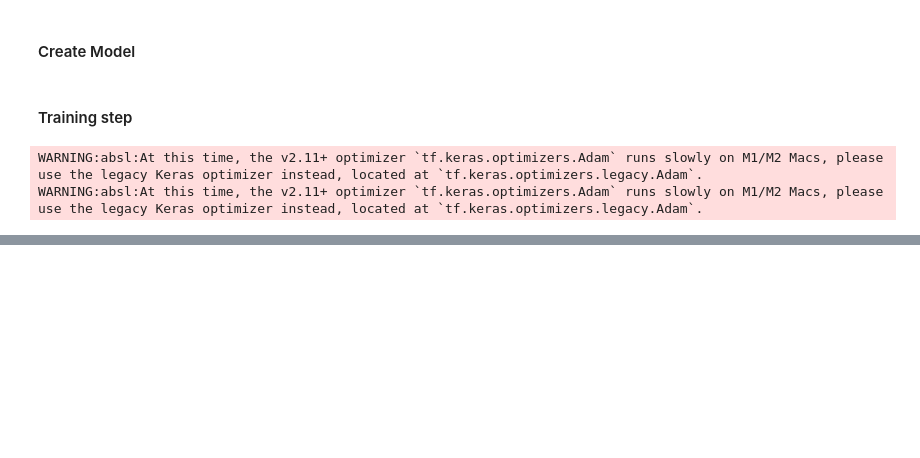
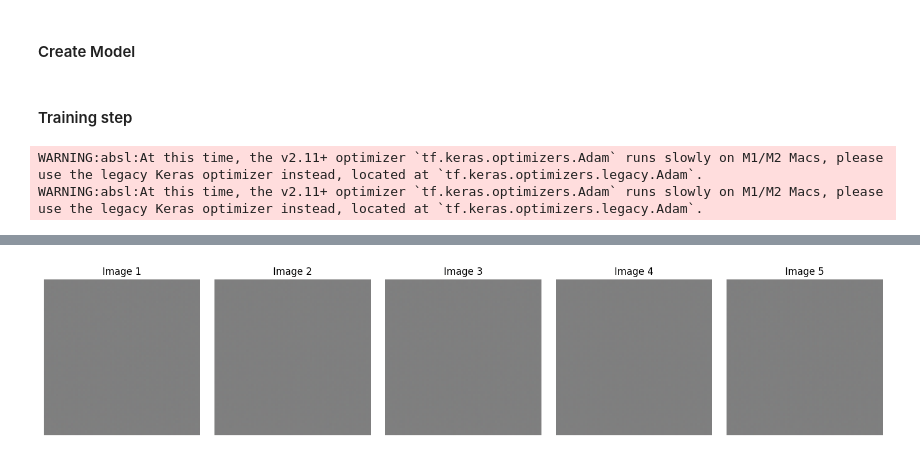
Before and after one commit to GanGroup/Gan, a Jupyter notebook: kai/code/note/week4-2.ipynb, the cells around one changed output, grey strips where cells are left out. Cells and saved outputs as stored; diff of their text form; code cells hidden in the pictures; blank space fills up the shorter version.

```diff
--- a/kai/code/note/week4-2.ipynb
+++ b/kai/code/note/week4-2.ipynb
@@ -370,17 +219,3 @@ def calculate_and_log_losses(D1_logits, D1_logits_, D2_logits, D2_logits_):
-# %%
-z_dim = 100
-gf_dim = 64
-df_dim = 64
-gfc_dim = 1024
-dfc_dim = 1024
-c_dim = 3
-
-epoch = 10
-learning_rate = 0.0002
-beta1 = 0.5
-train_size = np.inf
-batch_size = 128
-output_size = 64
 # %% [markdown]
 #### Create Model
 # %%
@@ -462,0 +317,22 @@ ValueError: in user code:
+# %%
+sample_z = np.random.uniform(-1, 1, size=(batch_size, z_dim))
+# %%
+g1_image = G1(sample_z)
+g2_image = G2(sample_z)
+# %%
+# Create a figure to plot the images
+plt.figure(figsize=(15, 6))
+num_images = 5
+
+# Loop through the number of images
+for i in range(num_images):
+    plt.subplot(2, 5, i + 1)
+    plt.imshow(g1_image[i])
+    plt.axis('off')
+    plt.title(f'Image {i + 1}')
+
+# Show the plot
+plt.tight_layout()
+plt.show()
+# %% [output]
+[figure, added]
```
Also changed, not shown: parts of 32 cells of this notebook.
